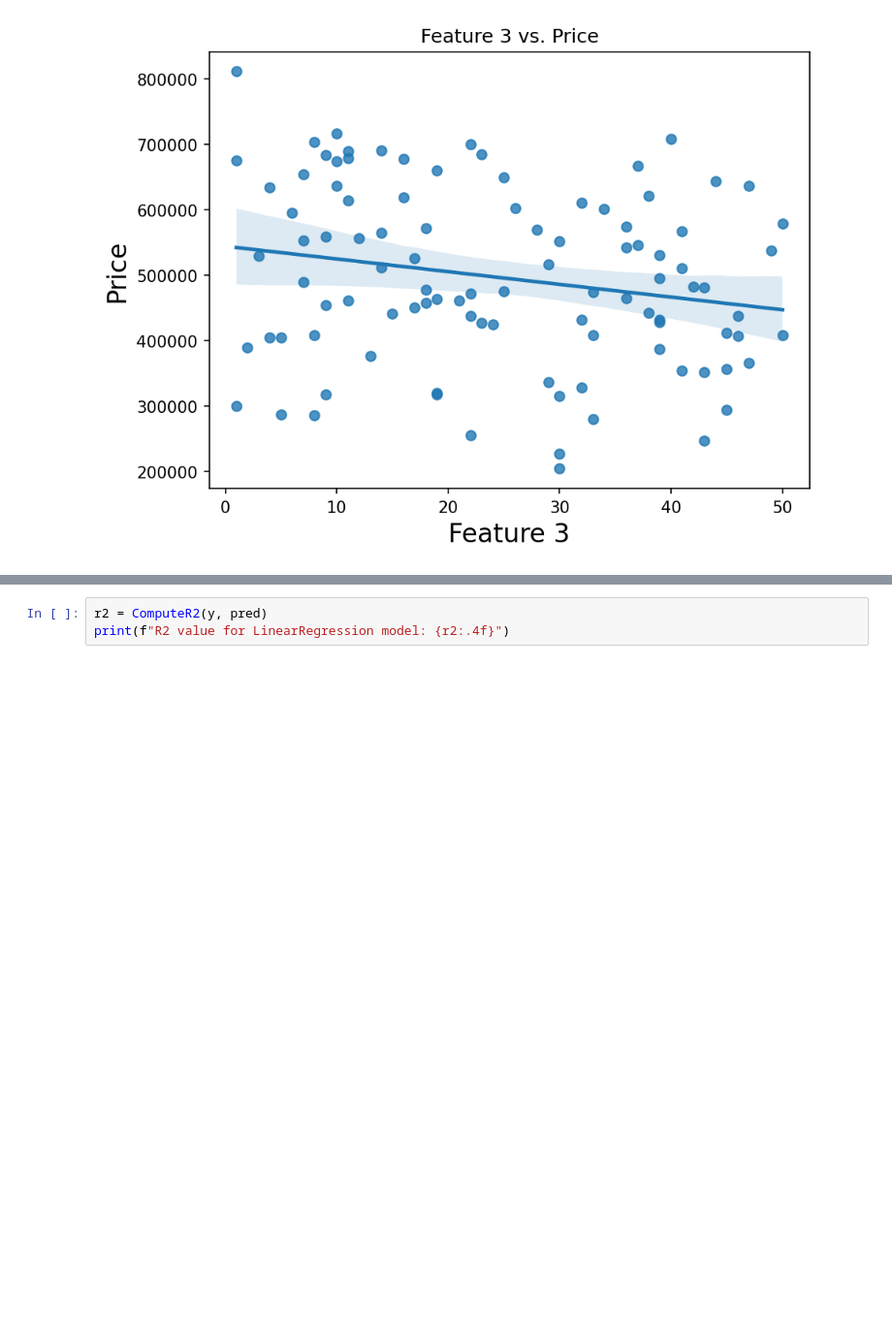
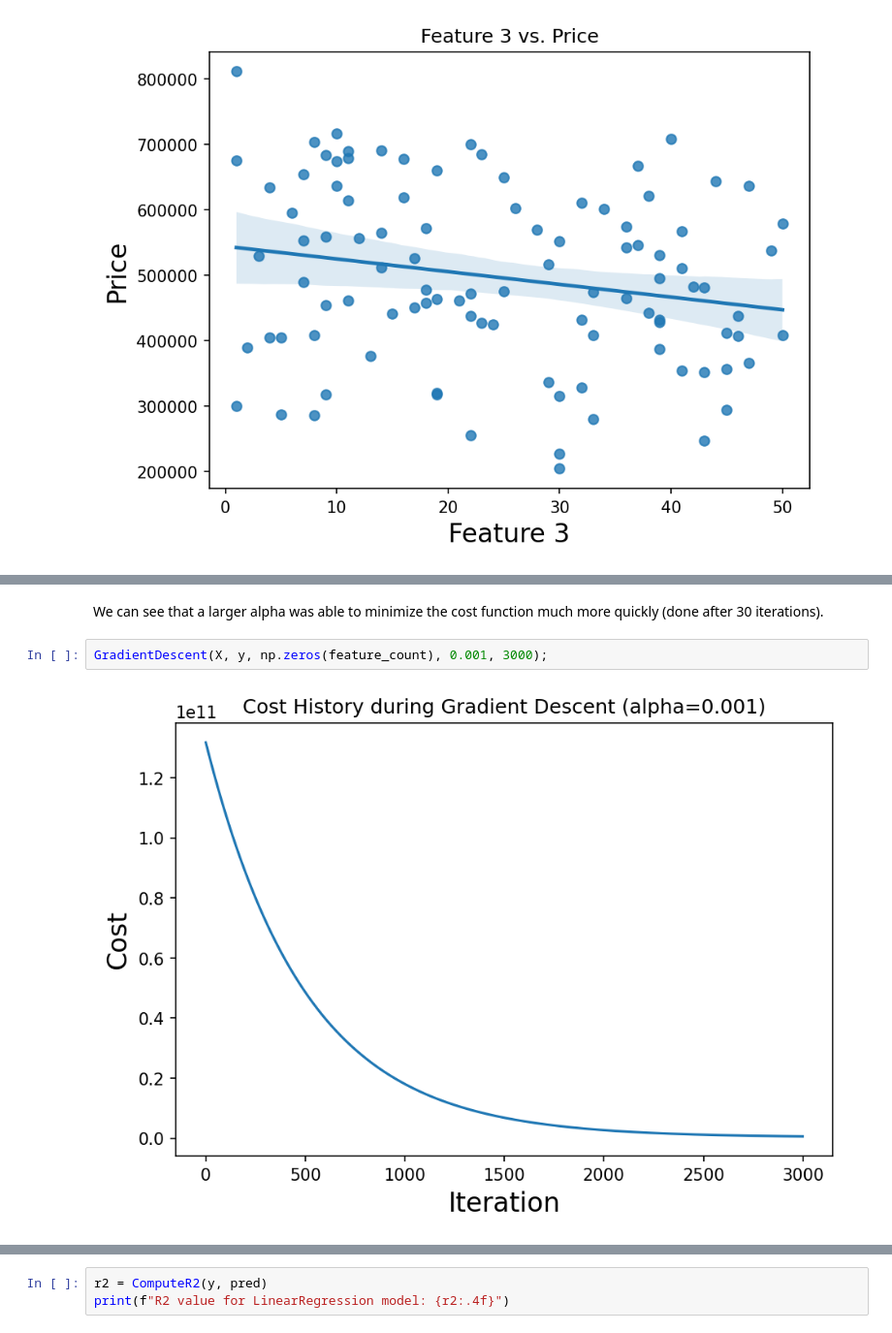
Before and after one commit to jmfb/mth5810-m15grad, a Jupyter notebook: m15grad.ipynb, the cells around one changed output, grey strips where cells are left out. Shown: that part at 97% size. Drawn from its saved outputs; the diff is of its cells as text; blank space fills up the shorter version.

```diff
--- a/m15grad.ipynb
+++ b/m15grad.ipynb
@@ -149,0 +186,6 @@ def ComputeR2(true, pred):
+# %% [markdown]
+We can see that a larger alpha was able to minimize the cost function much more quickly (done after 30 iterations).
+# %%
+GradientDescent(X, y, np.zeros(feature_count), 0.001, 3000);
+# %% [output]
+[figure, added]
```
Also changed, not shown: parts of 29 cells of this notebook.
